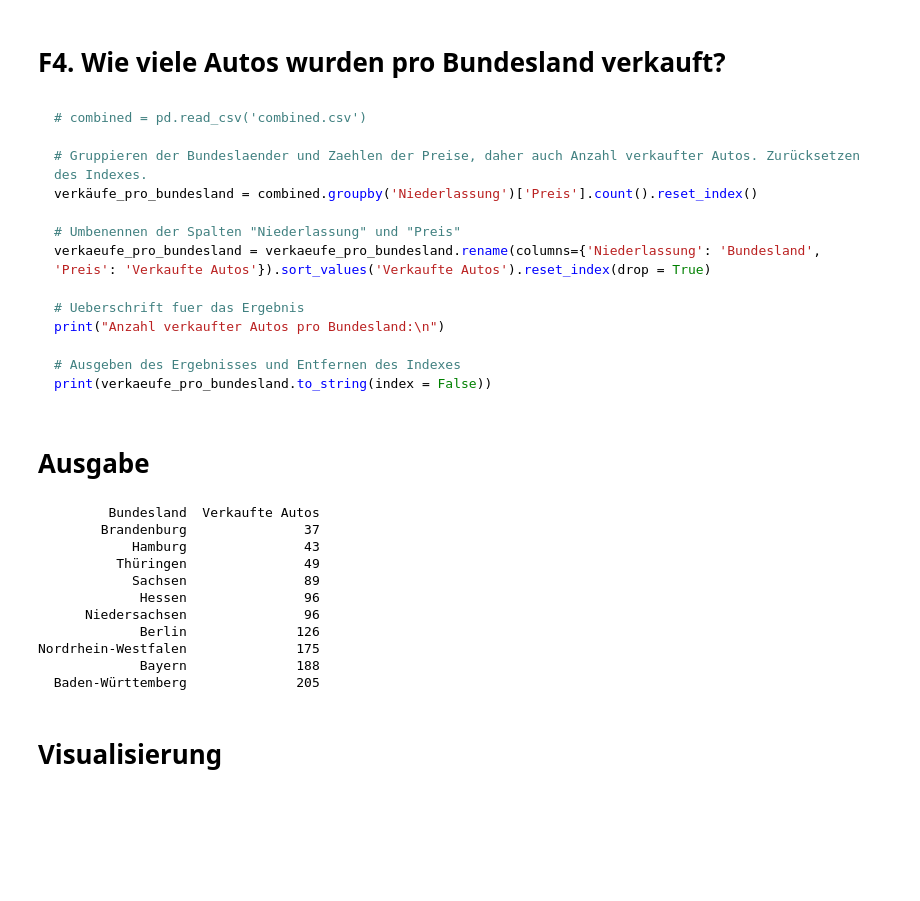
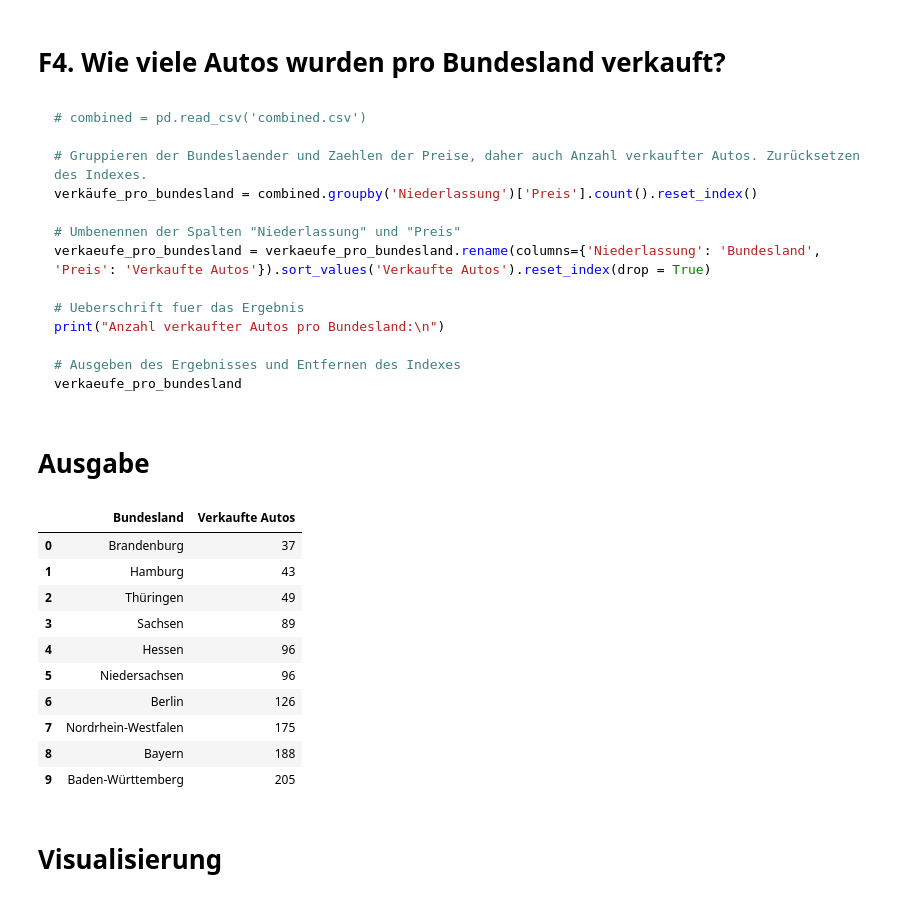
Before and after one commit to FlorinAlexeHWR/final_projectSS24_Group5, a Jupyter notebook: presentation.ipynb, the cells around one changed output. Saved outputs shown, nothing was run; the diff lists cells and outputs as text; code cells hidden in the pictures; blank space fills up the shorter version.

````diff
--- a/presentation.ipynb
+++ b/presentation.ipynb
@@ -1050,24 +1049,24 @@ verkaeufe_pro_bundesland = verkaeufe_pro_bundesland.rename(columns={'Niederlassu
 print("Anzahl verkaufter Autos pro Bundesland:\n")
 
 # Ausgeben des Ergebnisses und Entfernen des Indexes
-print(verkaeufe_pro_bundesland.to_string(index = False))
+verkaeufe_pro_bundesland
 ```
 # %% [markdown]
 # Ausgabe
 # %%
-print(verkäufe_pro_bundesland.to_string(index = False))
+verkäufe_pro_bundesland
 # %% [output]
-         Bundesland  Verkaufte Autos
-        Brandenburg               37
-            Hamburg               43
-          Thüringen               49
-            Sachsen               89
-             Hessen               96
-      Niedersachsen               96
-             Berlin              126
-Nordrhein-Westfalen              175
-             Bayern              188
-  Baden-Württemberg              205
+|  | Bundesland | Verkaufte Autos |
+| 0 | Brandenburg | 37 |
+| 1 | Hamburg | 43 |
+| 2 | Thüringen | 49 |
+| 3 | Sachsen | 89 |
+| 4 | Hessen | 96 |
+| 5 | Niedersachsen | 96 |
+| 6 | Berlin | 126 |
+| 7 | Nordrhein-Westfalen | 175 |
+| 8 | Bayern | 188 |
+| 9 | Baden-Württemberg | 205 |
 # %% [markdown]
 # Visualisierung
 # %%
````
Also changed, not shown: parts of 14 cells of this notebook, 1 other file.
